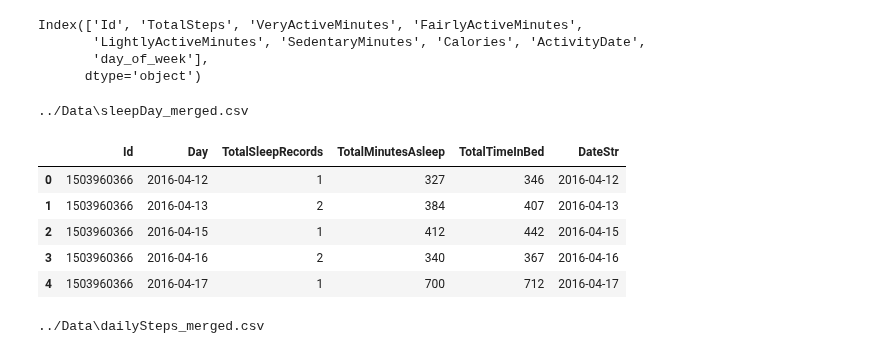
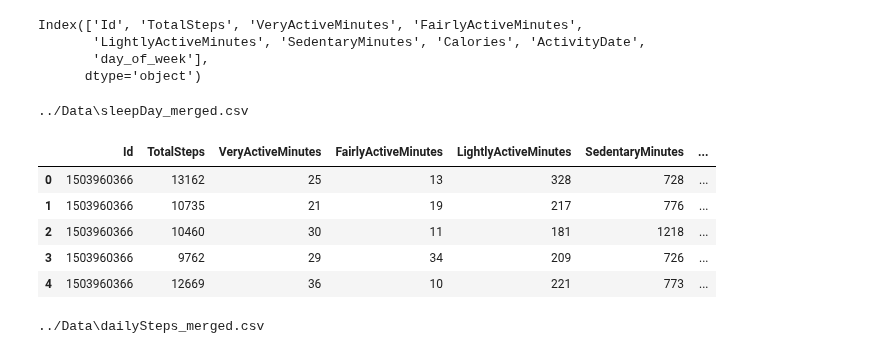
Before and after one commit to idangrady/DataAnalysisCourse, a Jupyter notebook: Idan/DashDisplay.ipynb, the cells around one changed output. Drawn from its saved outputs; the diff is of its cells as text; code cells hidden in the pictures.

```diff
--- a/Idan/DashDisplay.ipynb
+++ b/Idan/DashDisplay.ipynb
@@ -258,17 +258,17 @@ df['PersonID'] = df.Id.map(Id_To_Idx)
 # %%
 sleep = read_file(data_csvs[-2])
 sleep.SleepDay = pd.to_datetime(sleep['SleepDay'])
 sleep.rename(columns={"SleepDay": "Day"}, inplace=True)
 sleep['DateStr'] = sleep.Day.astype('str')
-sleep.head()
+df.head()
 # %% [output]
 ../Data\sleepDay_merged.csv
-|  | Id | Day | TotalSleepRecords | TotalMinutesAsleep | TotalTimeInBed | DateStr |
-| 0 | 1503960366 | 2016-04-12 | 1 | 327 | 346 | 2016-04-12 |
-| 1 | 1503960366 | 2016-04-13 | 2 | 384 | 407 | 2016-04-13 |
-| 2 | 1503960366 | 2016-04-15 | 1 | 412 | 442 | 2016-04-15 |
-| 3 | 1503960366 | 2016-04-16 | 2 | 340 | 367 | 2016-04-16 |
-| 4 | 1503960366 | 2016-04-17 | 1 | 700 | 712 | 2016-04-17 |
+|  | Id | TotalSteps | VeryActiveMinutes | FairlyActiveMinutes | LightlyActiveMinutes | SedentaryMinutes | ... |
+| 0 | 1503960366 | 13162 | 25 | 13 | 328 | 728 | ... |
+| 1 | 1503960366 | 10735 | 21 | 19 | 217 | 776 | ... |
+| 2 | 1503960366 | 10460 | 30 | 11 | 181 | 1218 | ... |
+| 3 | 1503960366 | 9762 | 29 | 34 | 209 | 726 | ... |
+| 4 | 1503960366 | 12669 | 36 | 10 | 221 | 773 | ... |
 # %%
 steps = read_file(data_csvs[3])
 steps.ActivityDay = pd.to_datetime(steps["ActivityDay"])
```
Also changed, not shown: parts of 25 cells of this notebook.
